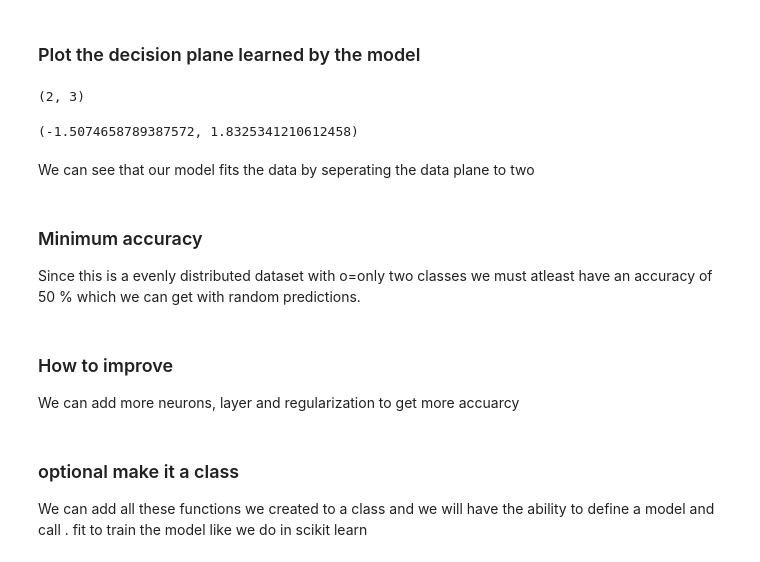
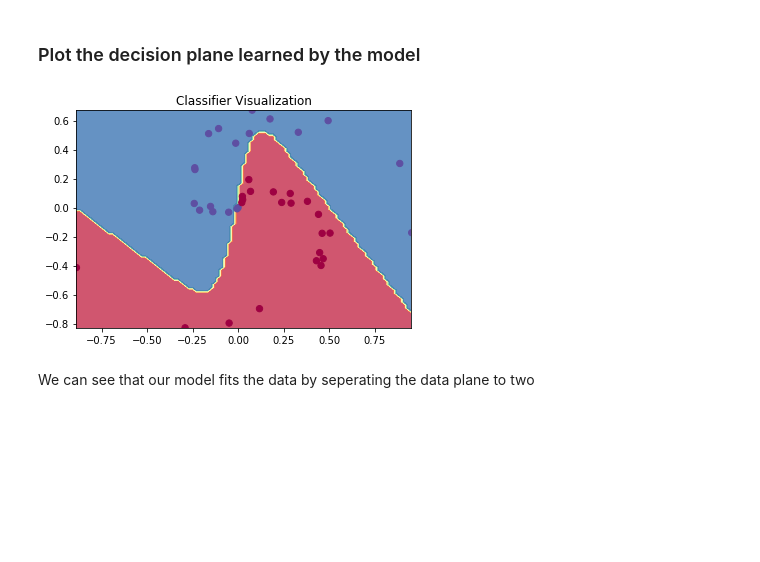
Before and after one commit to dilthoms/ai-ml-assignments, a Jupyter notebook: SimpleNeuralNetwork/SimpleNeuralNetwork.ipynb, the cells around one changed output. Drawn from its saved outputs; the diff is of its cells as text; code cells hidden in the pictures; blank space fills up the shorter version.

```diff
--- a/SimpleNeuralNetwork/SimpleNeuralNetwork.ipynb
+++ b/SimpleNeuralNetwork/SimpleNeuralNetwork.ipynb
@@ -222,3 +225,3 @@ def fit(X,yhat, alpha = 0.5, epochs = 10000, print_cost = False):
 # %%
-param_dict = fit(X_train,yhat_train, epochs = 10000, print_cost = True)
+param_dict = fit(X_train,yhat_train, alpha = 0.5, epochs = 10000, print_cost = True)
 # %% [output]
@@ -260,4 +265,4 @@ def predict(X,param_dict):
     a1 = np.tanh(z1)
     z2 = np.dot(param_dict['W2'],a1)+param_dict['b2']
     a2 = sigmoid(z2)
-    return a2 >= 0.5
+    return np.round(a2)
@@ -270,34 +288,9 @@ print ('training accuracy: %.2f' % (np.mean(predicted_class == yhat_test)))
 training accuracy: 0.95
 # %% [markdown]
 ### Plot the decision plane learned by the model
-# %%
-X.shape
-# %% [output]
-(2, 3)
-# %%
-# plot the resulting classifier
-h = 0.02
-X = X_train
-y = yhat_train
-x_min, x_max = X[:, 0].min() - 1, X[:, 0].max() + 1
-y_min, y_max = X[:, 1].min() - 1, X[:, 1].max() + 1
-xx, yy = np.meshgrid(np.arange(x_min, x_max, h),
-                     np.arange(y_min, y_max, h))
-# Z = np.dot(np.c_[xx.ravel(), yy.ravel()], W) + b
-# Z = np.argmax(Z, axis=1)
-# z1  = np.dot(param_dict['w1'],np.c_[xx.ravel(), yy.ravel()].T)
-# a1 = np.tanh(z1)+param_dict['b1']
-# z2 = np.dot(param_dict['w2'],a1)
-# a2 = sigmoid(z2)+param_dict['b2']
-a2 = predict(np.c_[xx.ravel(), yy.ravel()].T, param_dict)
-Z = a2 >= 0.5
-Z = Z.reshape(xx.shape)
-fig = plt.figure()
-plt.contourf(xx, yy, Z, cmap=plt.cm.Spectral, alpha=0.8)
-plt.scatter(X.T[:, 0], X.T[:, 1], c=y[0,:], s=40, cmap=plt.cm.Spectral)
-plt.xlim(xx.min(), xx.max())
-plt.ylim(yy.min(), yy.max())
-# %% [output]
-(-1.5074658789387572, 1.8325341210612458)
+# %%
+utils.vis_classifier_nn(X_test,yhat_test,param_dict,predict)
+# %% [output]
+[figure, added]
 # %% [markdown]
 We  can see that our model fits the data by seperating the data plane to two
@@ -307,9 +296,0 @@ def plot():
-# %% [markdown]
-### Minimum accuracy
-Since this is a evenly distributed dataset with o=only two classes we must atleast have an accuracy of 50 % which we can get with random predictions.
-# %% [markdown]
-### How to improve
-We can add more neurons, layer and regularization to get more accuarcy
-# %% [markdown]
-### optional make it a class
-We can add all these functions we created to a class and we will have the ability to define a  model and call . fit to train the model like we do in  scikit learn
```
Also changed, not shown: parts of 18 cells of this notebook, 2 other files.
